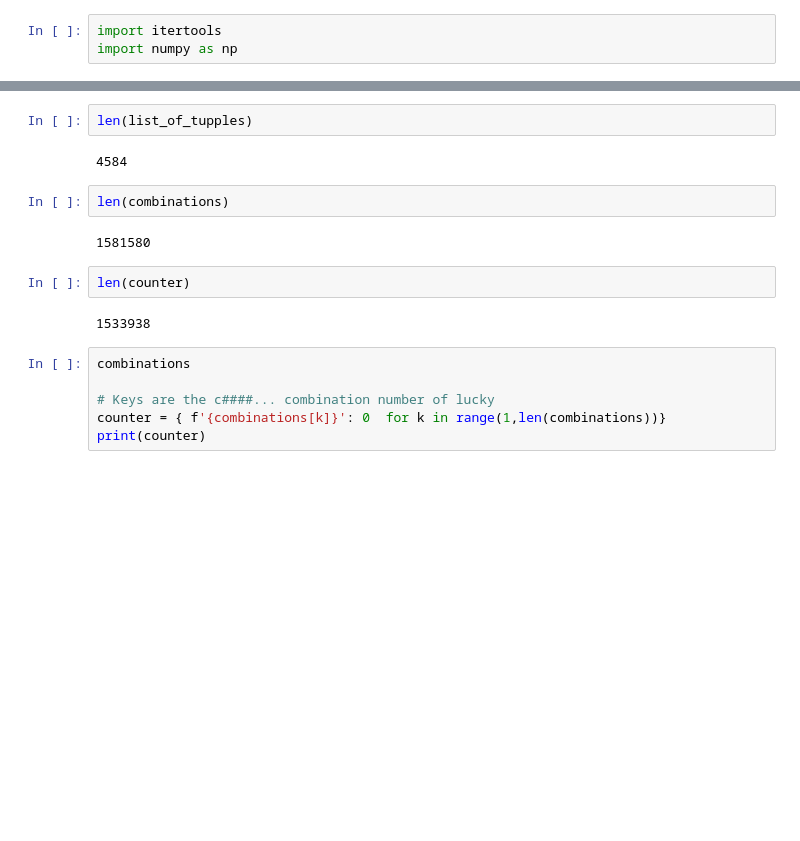
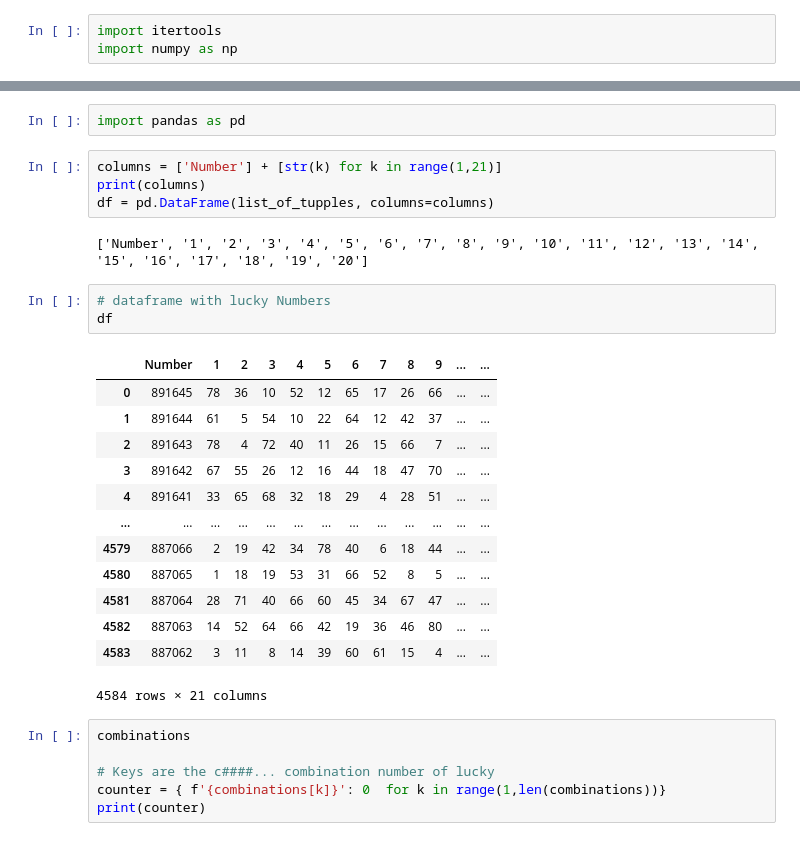
Before and after one commit to PavlosPo/PycharmProjects, a Jupyter notebook: Kino/kino_jyputer.ipynb, the cells around one changed output, grey strips where cells are left out. Drawn from its saved outputs; the diff is of its cells as text; blank space fills up the shorter version.

```diff
--- a/Kino/kino_jyputer.ipynb
+++ b/Kino/kino_jyputer.ipynb
@@ -69,15 +49,28 @@ print(len(combinations))
-# %%
-len(list_of_tupples)
-# %% [output]
-4584
-# %%
-len(combinations)
-# %% [output]
-1581580
-# %%
-len(counter)
-# %% [output]
-1533938
+# %%
+import pandas as pd
+# %%
+columns = ['Number'] + [str(k) for k in range(1,21)]
+print(columns)
+df = pd.DataFrame(list_of_tupples, columns=columns)
+# %% [output]
+['Number', '1', '2', '3', '4', '5', '6', '7', '8', '9', '10', '11', '12', '13', '14', '15', '16', '17', '18', '19', '20']
+# %%
+# dataframe with lucky Numbers
+df
+# %% [output]
+|  | Number | 1 | 2 | 3 | 4 | 5 | 6 | 7 | 8 | 9 | ... | ... |
+| 0 | 891645 | 78 | 36 | 10 | 52 | 12 | 65 | 17 | 26 | 66 | ... | ... |
+| 1 | 891644 | 61 | 5 | 54 | 10 | 22 | 64 | 12 | 42 | 37 | ... | ... |
+| 2 | 891643 | 78 | 4 | 72 | 40 | 11 | 26 | 15 | 66 | 7 | ... | ... |
+| 3 | 891642 | 67 | 55 | 26 | 12 | 16 | 44 | 18 | 47 | 70 | ... | ... |
+| 4 | 891641 | 33 | 65 | 68 | 32 | 18 | 29 | 4 | 28 | 51 | ... | ... |
+| ... | ... | ... | ... | ... | ... | ... | ... | ... | ... | ... | ... | ... |
+| 4579 | 887066 | 2 | 19 | 42 | 34 | 78 | 40 | 6 | 18 | 44 | ... | ... |
+| 4580 | 887065 | 1 | 18 | 19 | 53 | 31 | 66 | 52 | 8 | 5 | ... | ... |
+| 4581 | 887064 | 28 | 71 | 40 | 66 | 60 | 45 | 34 | 67 | 47 | ... | ... |
+| 4582 | 887063 | 14 | 52 | 64 | 66 | 42 | 19 | 36 | 46 | 80 | ... | ... |
+| 4583 | 887062 | 3 | 11 | 8 | 14 | 39 | 60 | 61 | 15 | 4 | ... | ... |
+4584 rows × 21 columns
 # %%
 combinations
 
```
Also changed, not shown: parts of 14 cells of this notebook, 6 other files.
